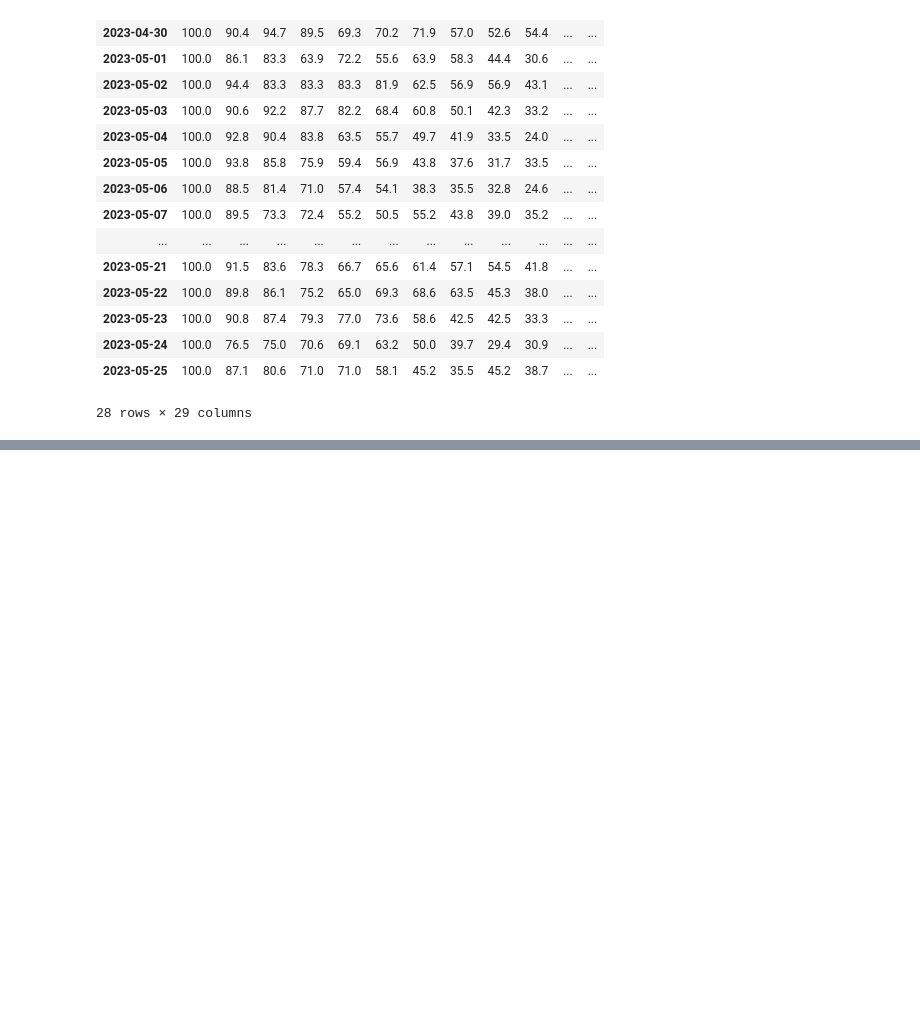
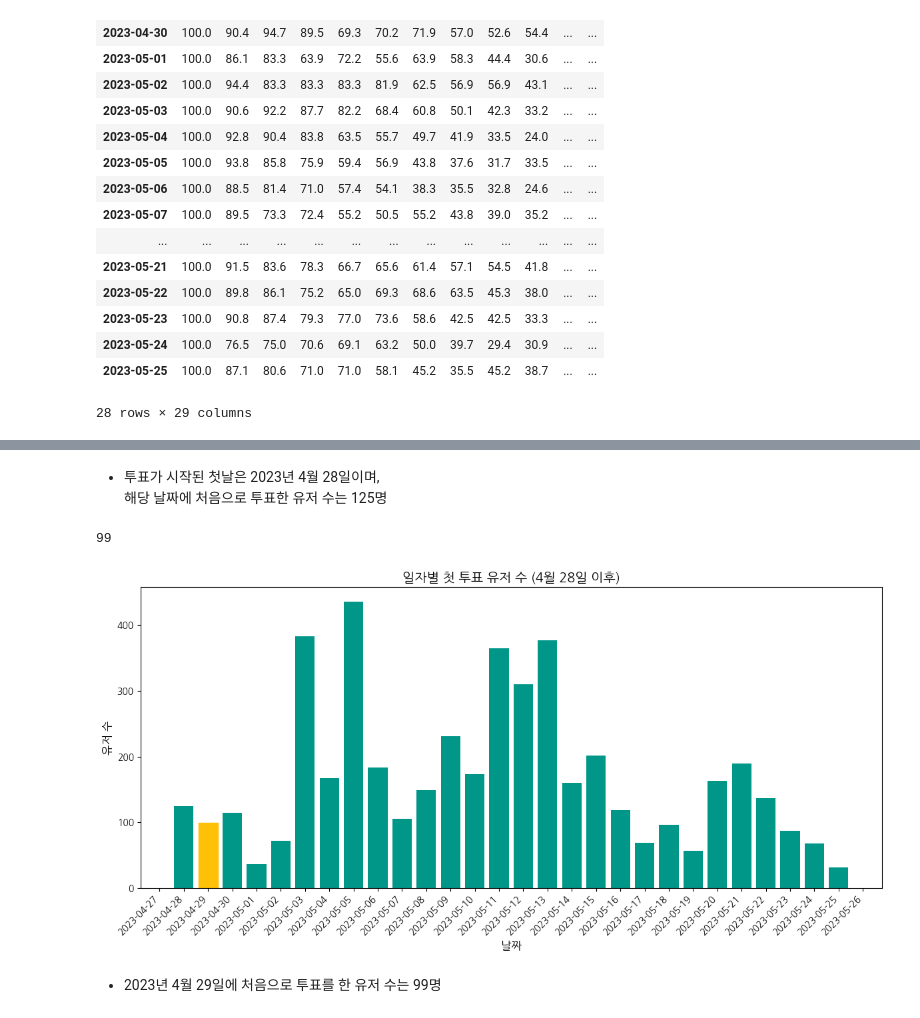
Before and after one commit to saeraniren/advanced_project, a Jupyter notebook: 마스터테이블.ipynb, the cells around one changed output, grey strips where cells are left out. Cells and saved outputs as stored; diff of their text form; code cells hidden in the pictures; blank space fills up the shorter version.

```diff
--- a/마스터테이블.ipynb
+++ b/마스터테이블.ipynb
@@ -517,0 +532,41 @@ display(ret_pivot_percent)
+# %% [markdown]
+- 투표가 시작된 첫날은 2023년 4월 28일이며,
+해당 날짜에 처음으로 투표한 유저 수는 125명
+# %%
+# 2023-04-29에 first_vote를 한 유저 수
+count_april_29 = (pd.to_datetime(master_df['first_vote']) == pd.Timestamp("2023-04-29")).sum()
+count_april_29
+# %% [output]
+99
+# %%
+import matplotlib.dates as mdates
+master_df['first_vote'] = pd.to_datetime(master_df['first_vote'])
+
+# 시각화에 사용할 데이터: 4월 28일 이후 first_vote 날짜별 유저 수
+first_vote_counts = master_df['first_vote'].value_counts().sort_index()
+filtered_counts = first_vote_counts[first_vote_counts.index >= pd.Timestamp("2023-04-28")]
+
+# 시각화
+plt.figure(figsize=(12, 6))
+bars = plt.bar(filtered_counts.index, filtered_counts.values, color="#009688")
+
+# 2023-04-29 강조
+for i, bar in enumerate(bars):
+    if filtered_counts.index[i] == pd.Timestamp("2023-04-29"):
+        bar.set_color("#ffc107")
+
+plt.title("일자별 첫 투표 유저 수 (4월 28일 이후)", fontsize=14)
+plt.xlabel("날짜", fontsize=12)
+plt.ylabel("유저 수", fontsize=12)
+
+# x축 날짜 포맷
+plt.gca().xaxis.set_major_formatter(mdates.DateFormatter('%Y-%m-%d'))
+plt.gca().xaxis.set_major_locator(mdates.DayLocator(interval=1))
+plt.xticks(rotation=45, ha='right')
+
+plt.tight_layout()
+plt.show()
+# %% [output]
+[figure, added]
+# %% [markdown]
+- 2023년 4월 29일에 처음으로 투표를 한 유저 수는 99명
```
Also changed, not shown: parts of 16 cells of this notebook, 2 other files.
